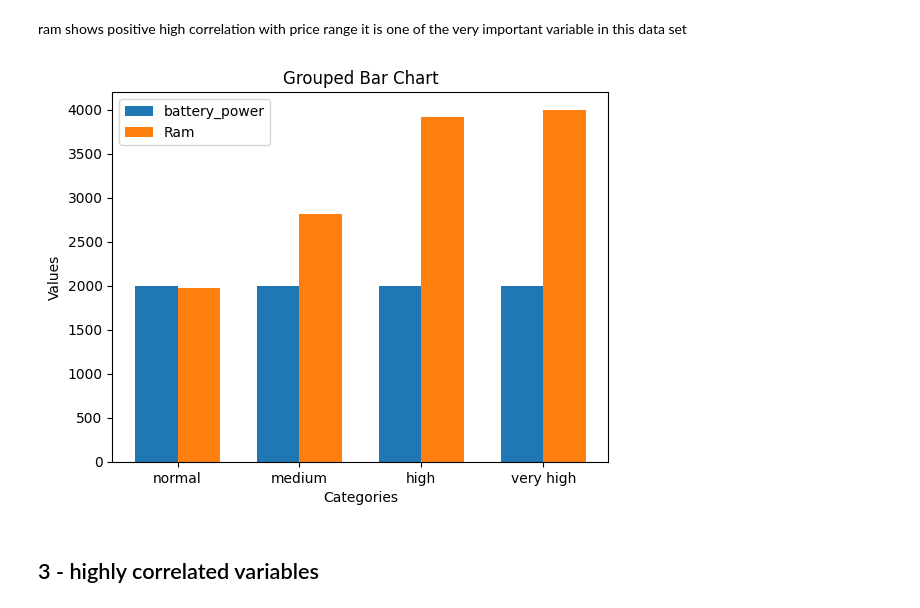
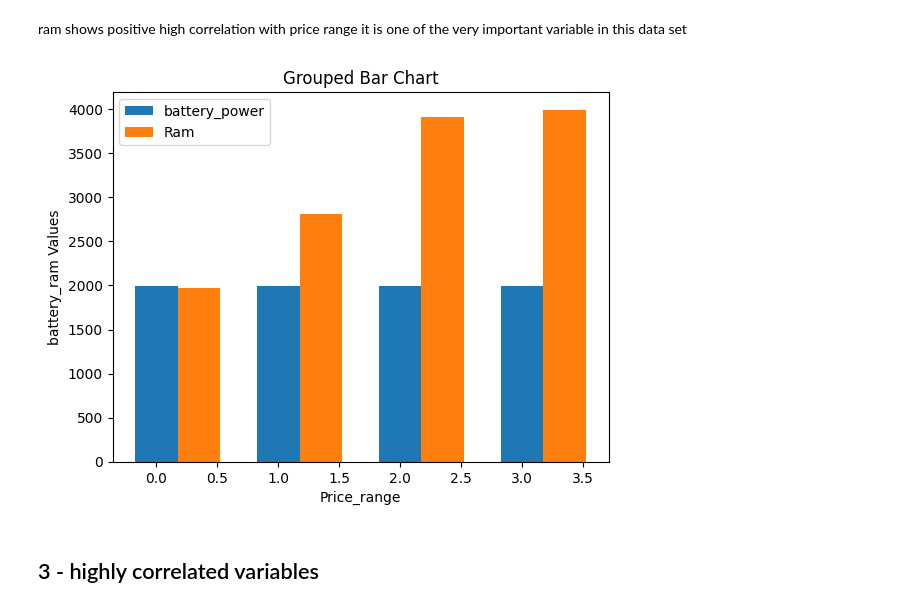
Before and after one commit to surajjorwar/Mobile-price-range-prediction-, a Jupyter notebook: Mobile_price_prediction_.ipynb, the cells around one changed output. Drawn from its saved outputs; the diff is of its cells as text; code cells hidden in the pictures.

```diff
--- a/Mobile_price_prediction_.ipynb
+++ b/Mobile_price_prediction_.ipynb
@@ -163,24 +164,23 @@ ram shows positive high correlation with price range it is one of the very impor
 # %%
 import numpy as np
 
 categories = ['normal', 'medium', 'high', 'very high']
 values1 = df['battery_power']
 values2 = df['ram']
 
 bar_width = 0.35
 index = np.arange(len(categories))
 
 plt.bar(df['price_range'], df['battery_power'], width=bar_width, label='battery_power')
 plt.bar(df['price_range'] + bar_width, df['ram'], width=bar_width, label='Ram')
 
-plt.xlabel('Categories')
-plt.ylabel('Values')
+plt.xlabel('Price_range')
+plt.ylabel('battery_ram Values')
 plt.title('Grouped Bar Chart')
-plt.xticks(index + bar_width / 2, categories)
 plt.legend()
 plt.show()
 # %% [output]
-[figure, old version]
+[figure, new version]
 # %% [markdown]
 ## 3 - highly correlated  variables
 # %%
```
Also changed, not shown: parts of 23 cells of this notebook.
